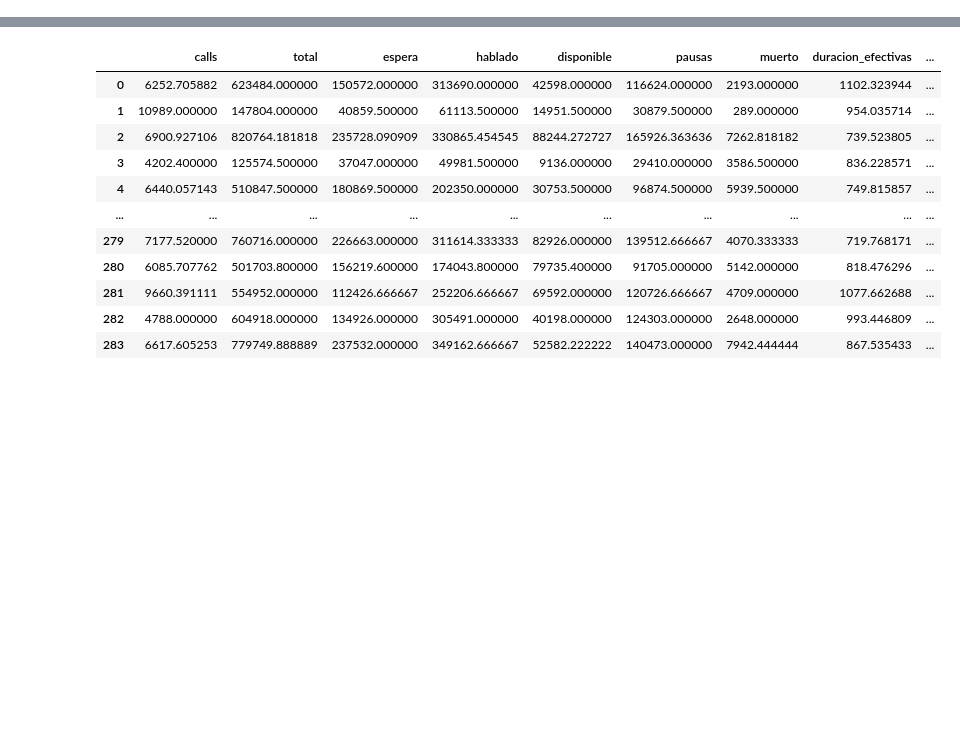
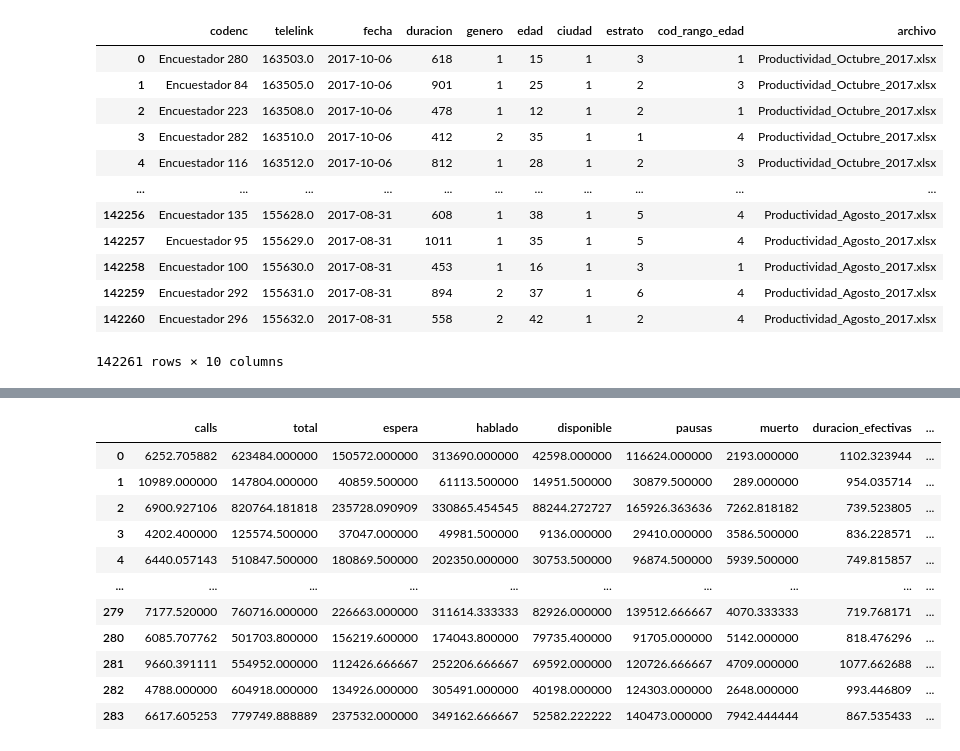
Before and after one commit to AndresLopezDCo/DS4A-Team76, a Jupyter notebook: App/lib/Untitled.ipynb, the cells around one changed output, grey strips where cells are left out. Cells and saved outputs as stored; diff of their text form; code cells hidden in the pictures; blank space fills up the shorter version.

```diff
--- a/App/lib/Untitled.ipynb
+++ b/App/lib/Untitled.ipynb
@@ -47,2 +71,21 @@ df_efectivas['etiquetas_rango_edad'].replace('12 a 17 años','12 a 17',inplace=T
+# %%
+query_04= """select *
+from ecar_dwh.ecar_dwh_base_encuestas_efectivas """
+df_efectivas_pollster = runQuery(query_04)
+df_efectivas_pollster
+# %% [output]
+|  | codenc | telelink | fecha | duracion | genero | edad | ciudad | estrato | cod_rango_edad | archivo |
+| 0 | Encuestador 280 | 163503.0 | 2017-10-06 | 618 | 1 | 15 | 1 | 3 | 1 | Productividad_Octubre_2017.xlsx |
+| 1 | Encuestador 84 | 163505.0 | 2017-10-06 | 901 | 1 | 25 | 1 | 2 | 3 | Productividad_Octubre_2017.xlsx |
+| 2 | Encuestador 223 | 163508.0 | 2017-10-06 | 478 | 1 | 12 | 1 | 2 | 1 | Productividad_Octubre_2017.xlsx |
+| 3 | Encuestador 282 | 163510.0 | 2017-10-06 | 412 | 2 | 35 | 1 | 1 | 4 | Productividad_Octubre_2017.xlsx |
+| 4 | Encuestador 116 | 163512.0 | 2017-10-06 | 812 | 1 | 28 | 1 | 2 | 3 | Productividad_Octubre_2017.xlsx |
+| ... | ... | ... | ... | ... | ... | ... | ... | ... | ... | ... |
+| 142256 | Encuestador 135 | 155628.0 | 2017-08-31 | 608 | 1 | 38 | 1 | 5 | 4 | Productividad_Agosto_2017.xlsx |
+| 142257 | Encuestador 95 | 155629.0 | 2017-08-31 | 1011 | 1 | 35 | 1 | 5 | 4 | Productividad_Agosto_2017.xlsx |
+| 142258 | Encuestador 100 | 155630.0 | 2017-08-31 | 453 | 1 | 16 | 1 | 3 | 1 | Productividad_Agosto_2017.xlsx |
+| 142259 | Encuestador 292 | 155631.0 | 2017-08-31 | 894 | 2 | 37 | 1 | 6 | 4 | Productividad_Agosto_2017.xlsx |
+| 142260 | Encuestador 296 | 155632.0 | 2017-08-31 | 558 | 2 | 42 | 1 | 2 | 4 | Productividad_Agosto_2017.xlsx |
+142261 rows × 10 columns
 # %%
 df_efectivas_cuotas=pd.DataFrame()
```
Also changed, not shown: parts of 5 cells of this notebook, 6 other files.
